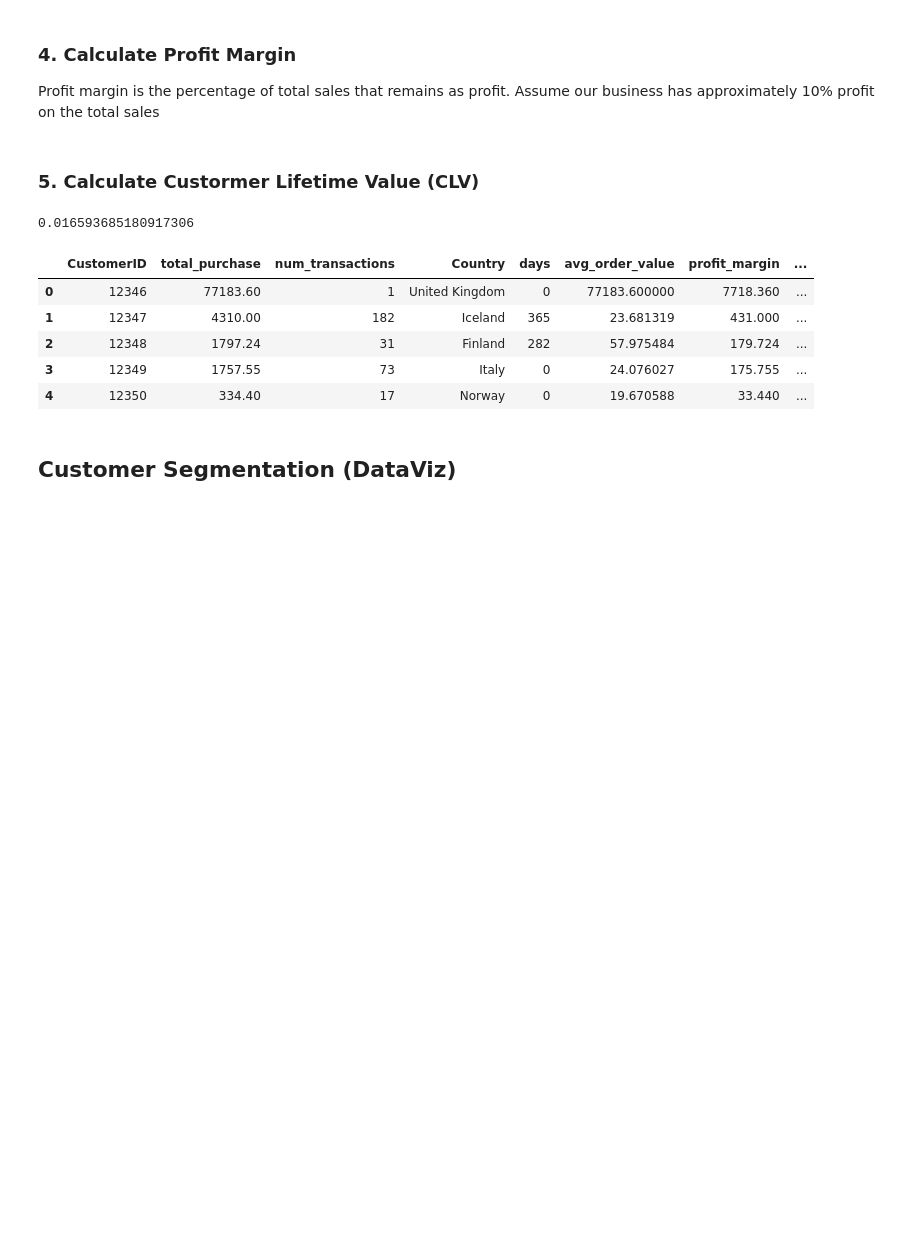
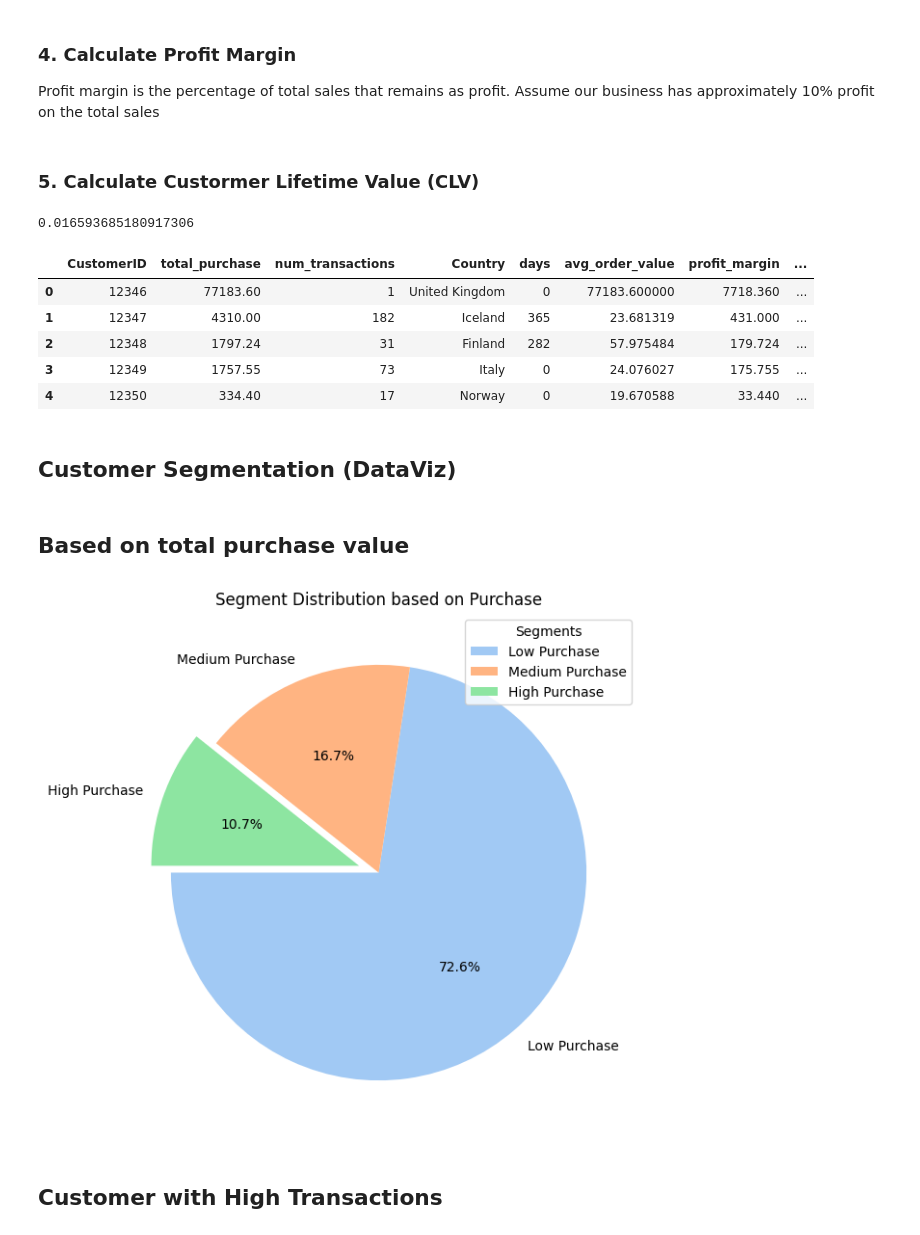
Before and after one commit to jack2000-dev/CLV-business-analysis, a Jupyter notebook: notebooks/main.ipynb, the cells around one changed output. Drawn from its saved outputs; the diff is of its cells as text; code cells hidden in the pictures; blank space fills up the shorter version.

```diff
--- a/notebooks/main.ipynb
+++ b/notebooks/main.ipynb
@@ -209,3 +209,22 @@ data_group.head()
 ## Customer Segmentation (DataViz)
 # %%
 data_group_v1 = data_group
+# %% [markdown]
+## Based on total purchase value
+# %%
+data_group_v1 = data_group
+data_group_v1['segment_purchase'] = pd.cut(data_group['total_purchase'], bins = [0, 1500, 3500, float('inf')], labels = ['Low Purchase', 'Medium Purchase', 'High Purchase'])
+# %%
+v1 = data_group_v1['segment_purchase'].value_counts()
+
+colors = sns.color_palette('pastel')[0:3]
+explode = [0, 0, 0.1]
+plt.figure(figsize=(8, 7))
+plt.pie(v1, labels=v1.index, colors=colors, autopct='%1.1f%%', startangle=180, explode=explode)
+plt.title('Segment Distribution based on Purchase')
+plt.legend(v1.index, title='Segments', loc='best')
+plt.show()
+# %% [output]
+[figure, added]
+# %% [markdown]
+## Customer with High Transactions
```
Also changed, not shown: parts of 43 cells of this notebook.
